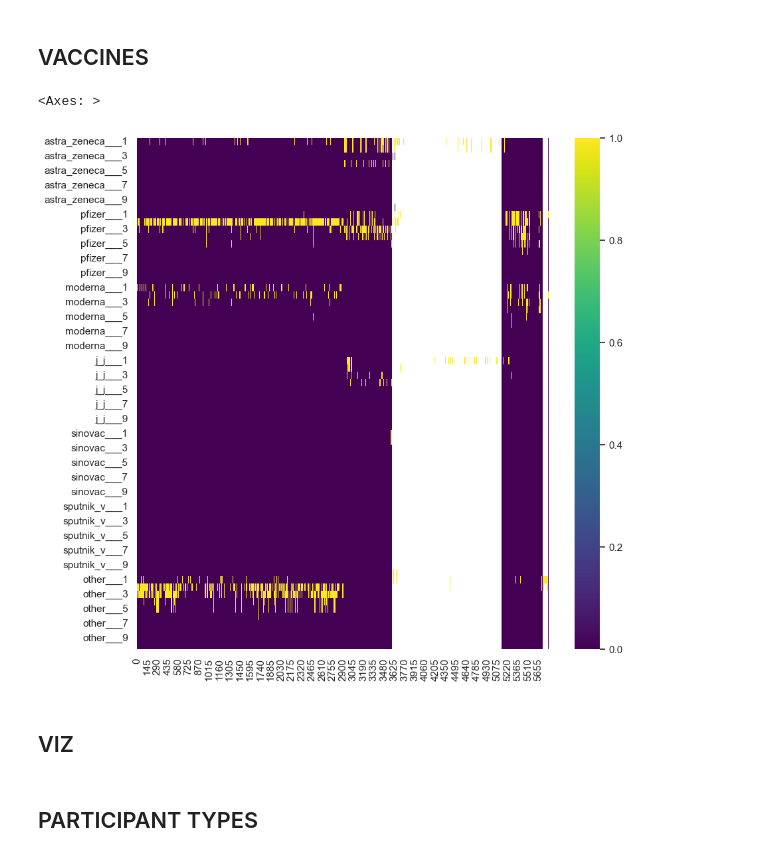
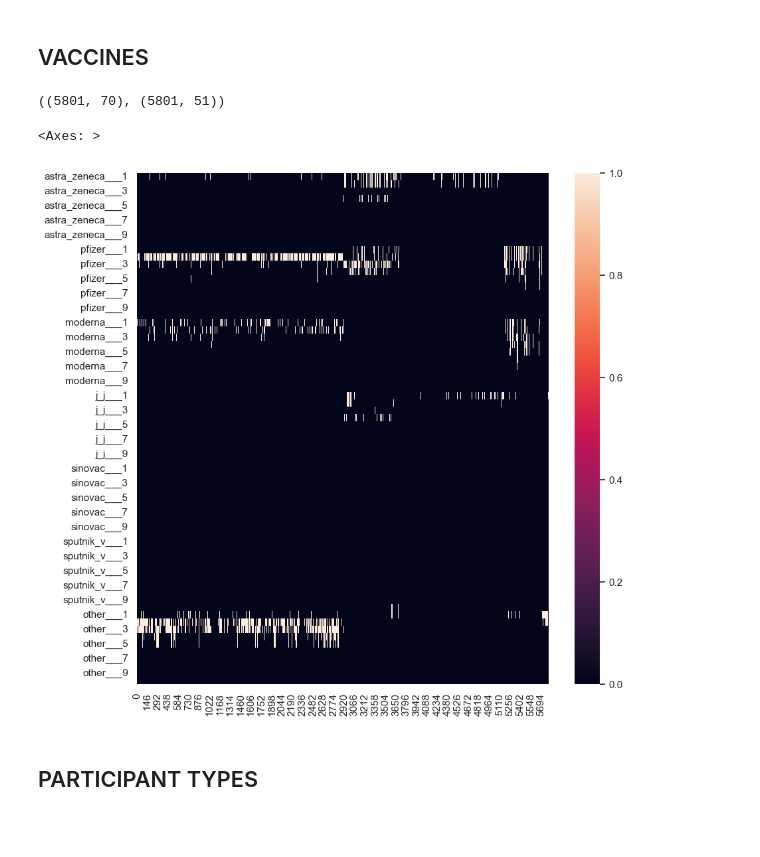
Before and after one commit to davidtweddell/lc_repo, a Jupyter notebook: 01-inspect-data.ipynb, the cells around one changed output. Drawn from its saved outputs; the diff is of its cells as text; code cells hidden in the pictures; blank space fills up the shorter version.

Commit message:
added dicts for some feature names, data exploration in 01-inspect-data

```diff
--- a/01-inspect-data.ipynb
+++ b/01-inspect-data.ipynb
@@ -105,0 +252,16 @@ PHQ_COMPLETE = [col for col in df_columns if "patient_health_questionaire" in co
+# %%
+# rename the past_hhx columns in df
+for c in HEALTH_HX:
+
+    # get the past_hhx number from the column name
+    hhx = int(c.split("_")[-1])
+
+    # look up the past_hhx name in the past_hhx_dict
+    hhx_name = "HHX-" + str.replace(past_hhx_dict[hhx], " ", "-")
+    print (hhx_name)
+
+    # rename the column
+    df = df.rename(columns = {c: hhx_name})
+
+
+HEALTH_HX = [col for col in df.columns if "HHX" in col]
@@ -206,6 +392,6 @@ memory usage: 2.9 MB
 # %%
-# # remove columns that have less than 200 non-null points
-# TTT = [col for col in CLINICAL_TESTS if df[col].count() > 200]
+# remove columns that have less than 200 non-null points
+# CLINICAL_TESTS = [col for col in CLINICAL_TESTS if df[col].count() > 200]
 
-# ttt = df[TTT].copy()
-# ttt.info()
+# drop features starting with ctt and cx
+CLINICAL_TESTS = [col for col in CLINICAL_TESTS if not col.startswith(("ctt", "cth", "cta", "cx", "echo", "ekg"))]
@@ -211,0 +426,7 @@ memory usage: 2.9 MB
+# %%
+from project_modules.data_prep import treat_outliers
+
+b = treat_outliers(df[CLINICAL_TESTS], z_threshold = 3, method = "median")
+
+
+df[CLINICAL_TESTS] = b
@@ -256,17 +479,24 @@ def find_columns(df_columns, substrings):
 VAX = find_columns(df_columns, ["astra_zeneca", "pfizer", "moderna", "j_j", "sinoppharm", "sinovac", "sputnik", "other___"])
 
 VAX_SIDE_EFFECTS = find_columns(df_columns, ["vac_sideeffect"])
+
+# fill in the missing values with 0
+df[VAX] = df[VAX].fillna(0)
+
+vax_features = df[VAX]
+# %%
+vax_features.shape, ctf_imputed.shape
+# %% [output]
+((5801, 70), (5801, 51))
 # %%
 import seaborn as sns
 
 fig, ax = plt.subplots(figsize=(10, 10))
 
-sns.heatmap(df[VAX].T, cbar=True, ax = ax, cmap = "viridis")
+sns.heatmap(df[VAX].T, cbar=True, ax = ax, )
 # %% [output]
 <Axes: >
-[figure, old version]
+[figure, new version]
-# %% [markdown]
-## VIZ
 # %% [markdown]
 ## PARTICIPANT TYPES
 # %%
```
Also changed, not shown: parts of 73 cells of this notebook, 5 other files.
